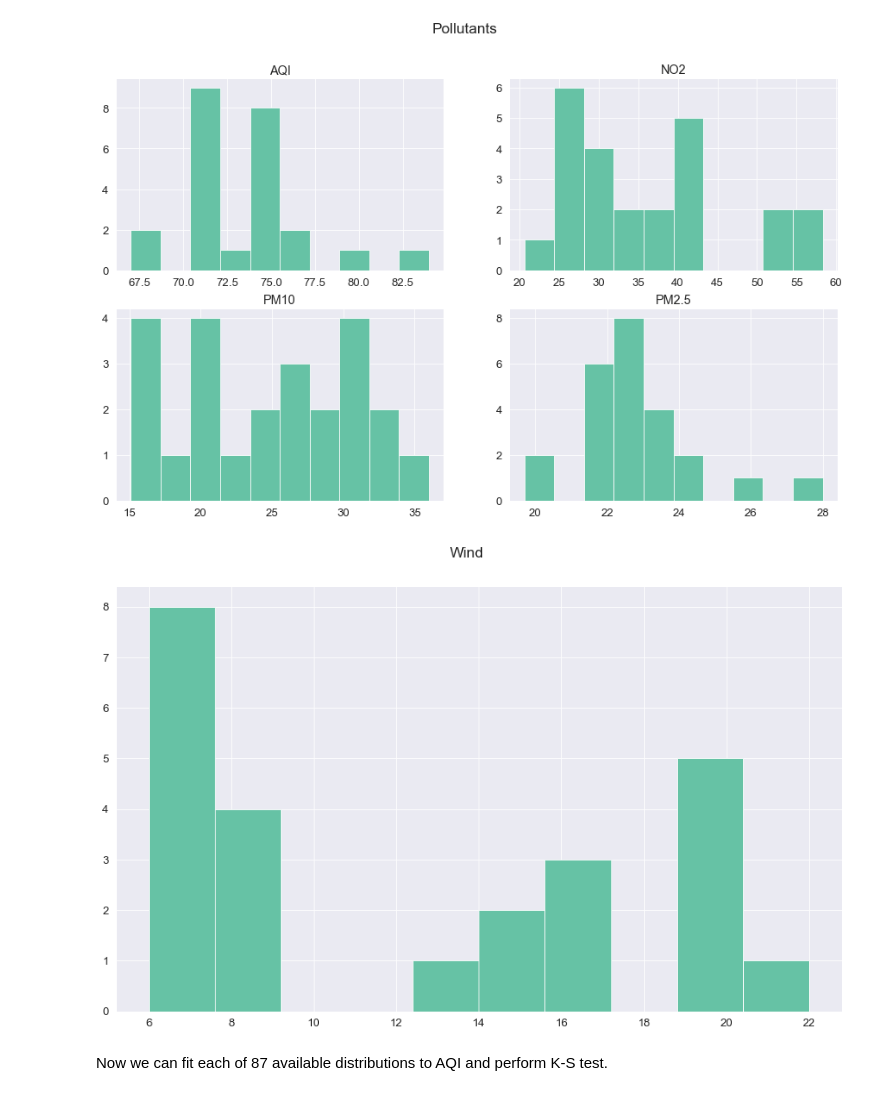
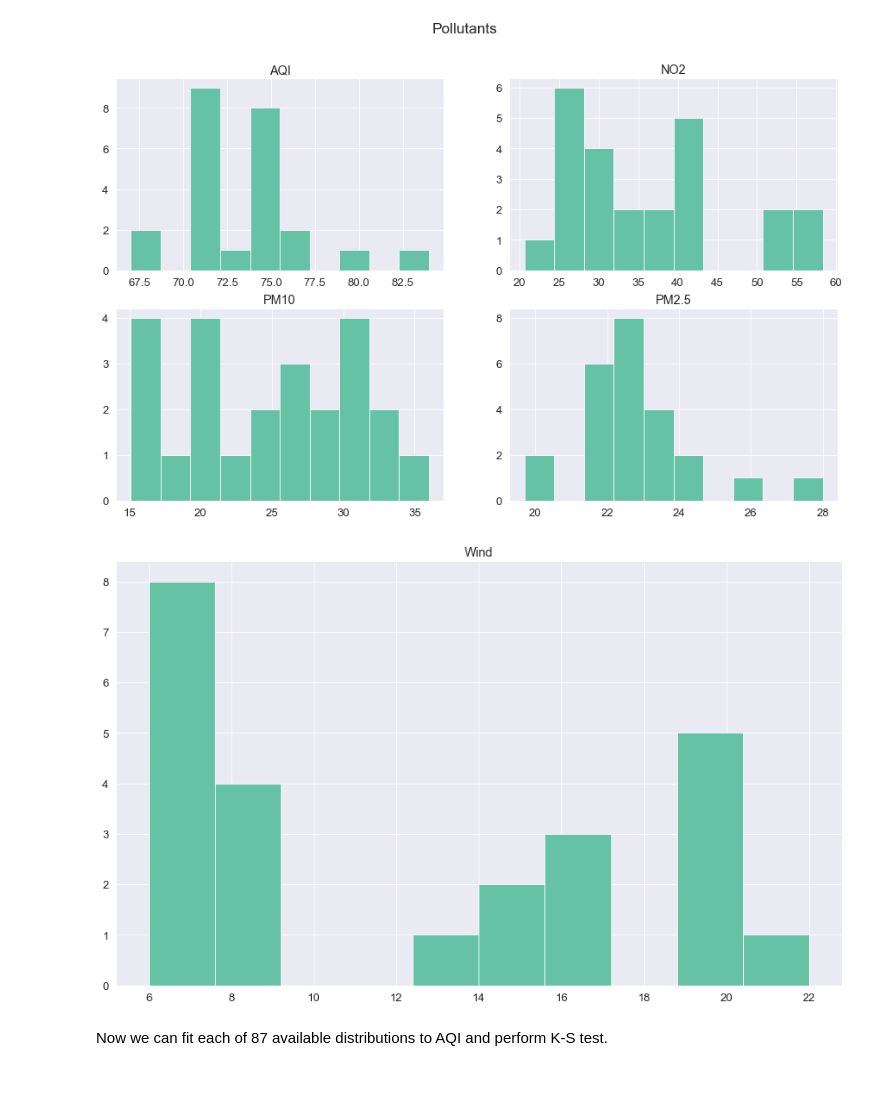
Before and after one commit to olgarozhdestvina/Air-Pollution-in-Dublin, a Jupyter notebook: Dublin_Air_Pollution.ipynb, the cells around one changed output. Drawn from its saved outputs; the diff is of its cells as text; code cells hidden in the pictures.

Commit message:
created a function for plotting a histogram.

```diff
--- a/Dublin_Air_Pollution.ipynb
+++ b/Dublin_Air_Pollution.ipynb
@@ -247,40 +247,34 @@ fig, [[ax1, ax2],[ax3,ax4]] = plt.subplots(2,2)
 #Set a title.
 fig.suptitle("Pollutants")
 
-# Plot for AQI.
-ax1.hist(df['AQI'])
-ax1.set_title("AQI")
+def hist(data, ax):
+    """ Fuction to build a histogram"""
+    # Plot data.
+    ax.hist(df[data])
+    # Set title.
+    ax.set_title(f"{data}")
 
-# Plot for NO2.
-ax2.hist(df['NO2'])
-ax2.set_title("NO2")
+# Plot data.
+hist('AQI',ax1)
+hist('NO2',ax2)
+hist('PM10',ax3)
+hist('PM2.5',ax4)
 
-# Plot for PM10.
-ax3.hist(df['PM10'])
-ax3.set_title("PM10")
-
-# Plot for PM2.5.
-ax4.hist(df['PM2.5'])
-ax4.set_title("PM2.5")
-
-# Show plots.
+# Show the plots.
 plt.show()
 # %% [output]
 [figure]
 # %%
 # Create a figure and a set of subplots
 fig, ax = plt.subplots()
 
-# Set a title.
-fig.suptitle("Wind", y=0.95)
-
-# Plot for wind.
-ax.hist(df['Wind'])
+# Plot wind data.
+hist("Wind", ax)
 
 # Show the plot.
 plt.show()
 # %% [output]
-[figure, old version]
+[figure, new version]
 # %% [markdown]
 Now we can fit each of 87 available distributions to AQI and perform K-S test.
 # %%
```
